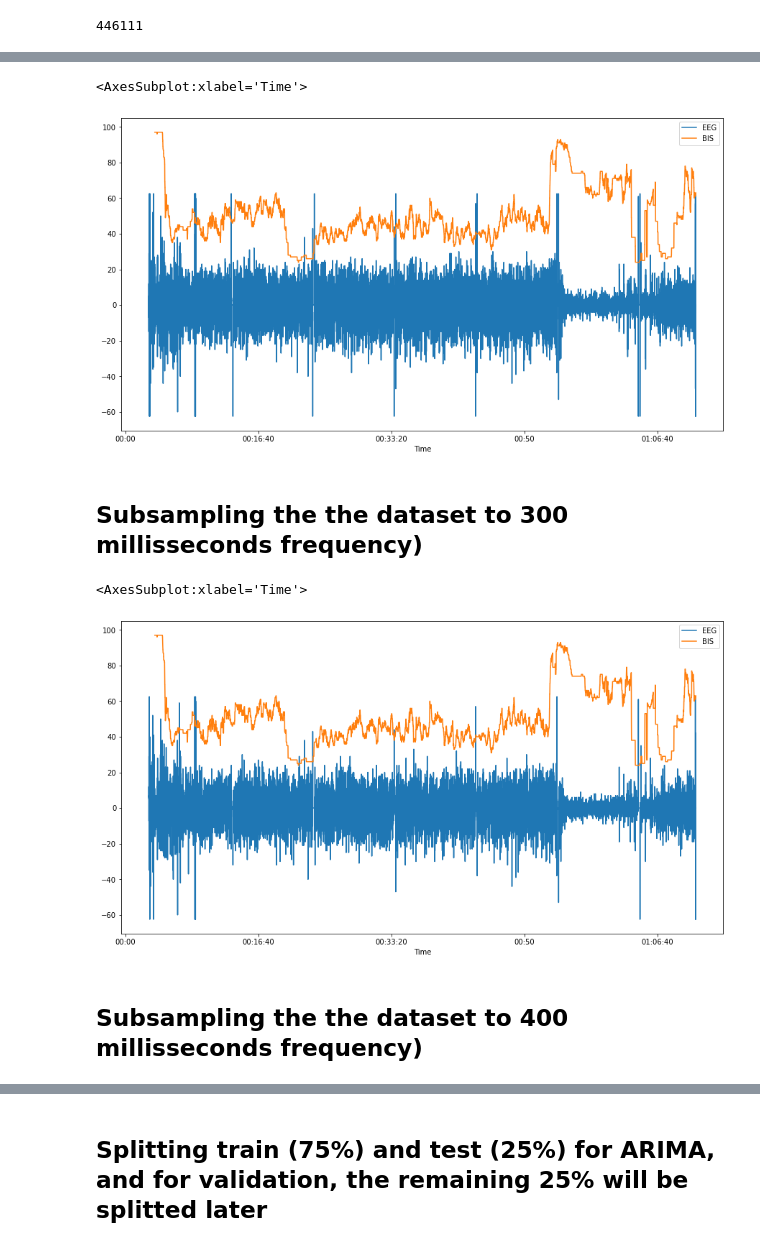
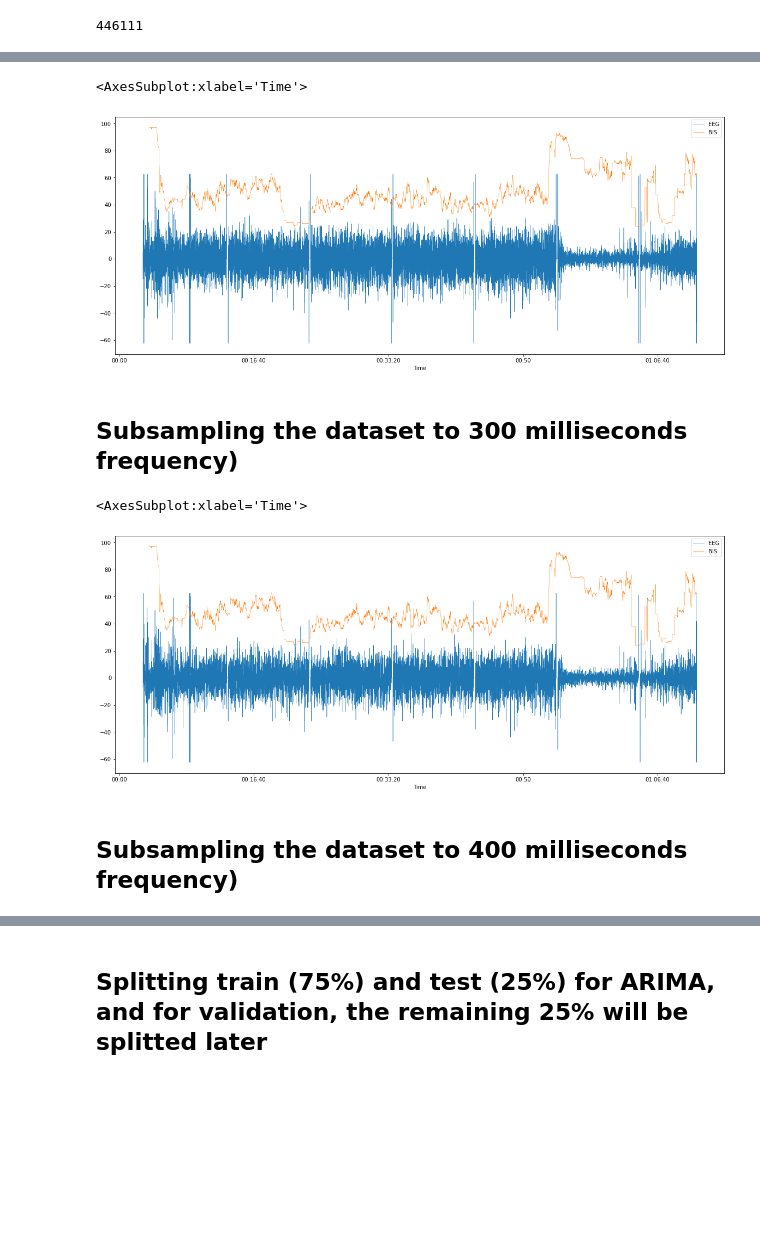
Before and after one commit to Dienert/anesthesia_serie, a Jupyter notebook: notebooks/dataset.ipynb, the cells around one changed output, grey strips where cells are left out. Saved outputs shown, nothing was run; the diff lists cells and outputs as text; code cells hidden in the pictures; blank space fills up the shorter version.

```diff
--- a/notebooks/dataset.ipynb
+++ b/notebooks/dataset.ipynb
@@ -3,7 +3,9 @@ import pandas as pd
 import matplotlib.pyplot as plt
 import matplotlib as mpl
 # %%
-mpl.rcParams['figure.figsize'] = [15, 8]
+mpl.rcParams['figure.figsize'] = [20, 8]
+# %%
+linewidth = 0.5
 # %%
 from datetime import datetime
 custom_time_parser = lambda x: datetime.strptime(x, "%H:%M:%S.%f").time()
@@ -97,15 +99,15 @@ df_full[['EEG', 'BIS']].iloc[::10].plot()
 # %%
-df_full[['EEG', 'BIS']].iloc[::20].plot()
+df_full[['EEG', 'BIS']].iloc[::20].plot(linewidth = linewidth)
 # %% [output]
 <AxesSubplot:xlabel='Time'>
-[figure, old version]
+[figure, new version]
 # %% [markdown]
-## Subsampling the the dataset to 300 millisseconds frequency)
+## Subsampling the dataset to 300 milliseconds frequency)
 # %%
-df_full[['EEG', 'BIS']].iloc[::30].plot()
+df_full[['EEG', 'BIS']].iloc[::30].plot(linewidth = linewidth)
 # %% [output]
 <AxesSubplot:xlabel='Time'>
-[figure, old version]
+[figure, new version]
 # %% [markdown]
-## Subsampling the the dataset to 400 millisseconds frequency)
+## Subsampling the dataset to 400 milliseconds frequency)
 # %%
```
Also changed, not shown: parts of 11 cells of this notebook.
